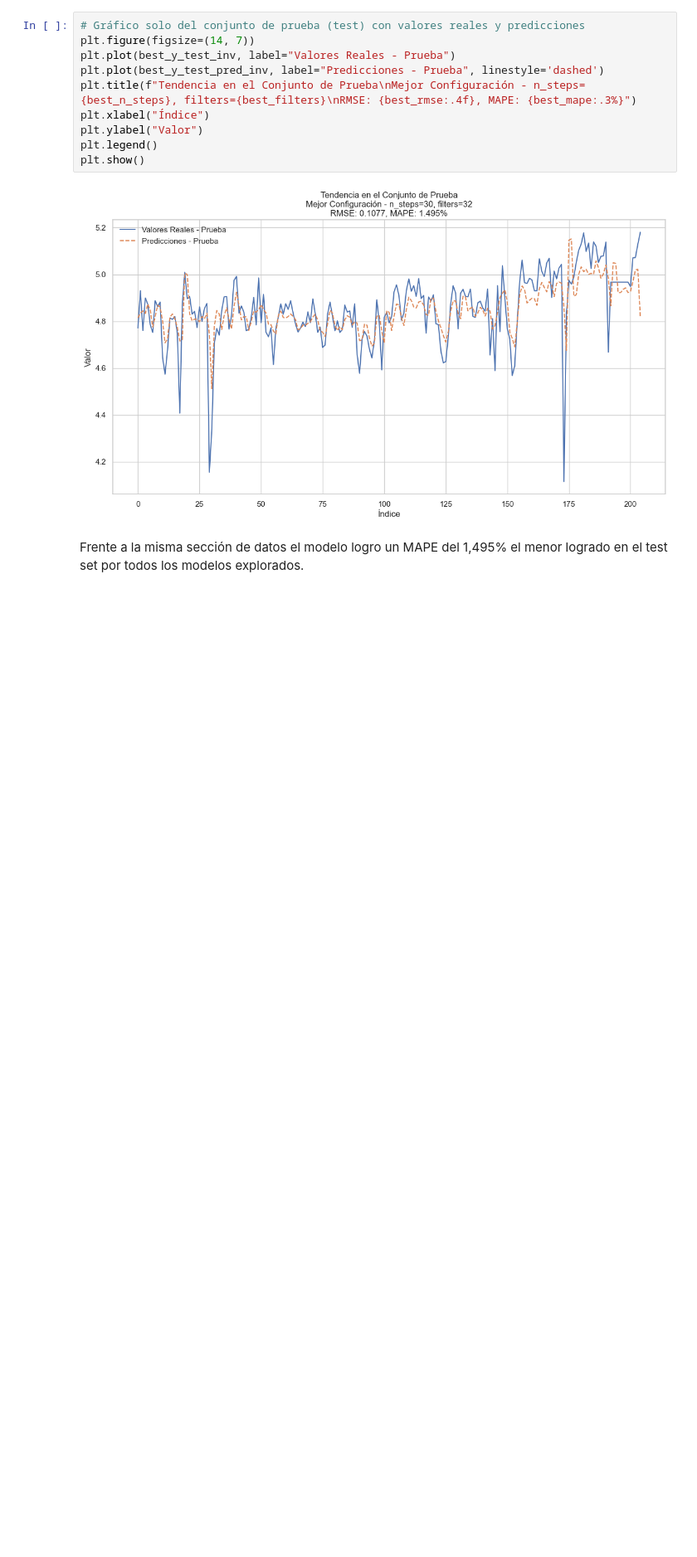
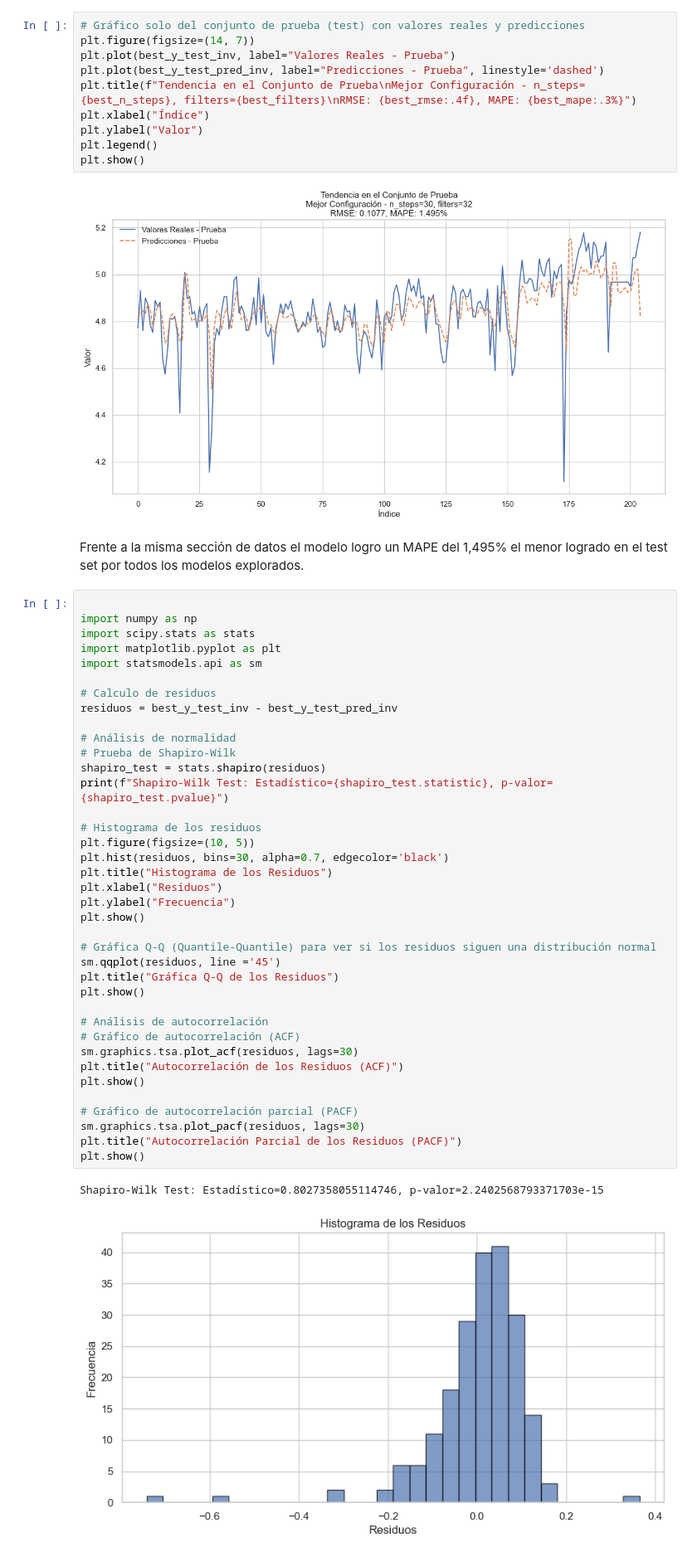
Before and after one commit to cjcamargo/ST_0924, a Jupyter notebook: _sources/notebooks.ipynb, the cells around one changed output. Shown at 83% size. Cells and saved outputs as stored; diff of their text form; blank space fills up the shorter version.

```diff
--- a/_sources/notebooks.ipynb
+++ b/_sources/notebooks.ipynb
@@ -1782,3 +1782,44 @@ plt.show()
 [figure]
 # %% [markdown]
 Frente a la misma sección de datos el modelo logro un MAPE del 1,495% el menor logrado en el test set por todos los modelos explorados.
+# %%
+
+import numpy as np
+import scipy.stats as stats
+import matplotlib.pyplot as plt
+import statsmodels.api as sm
+
+# Calculo de residuos
+residuos = best_y_test_inv - best_y_test_pred_inv
+
+# Análisis de normalidad
+# Prueba de Shapiro-Wilk
+shapiro_test = stats.shapiro(residuos)
+print(f"Shapiro-Wilk Test: Estadístico={shapiro_test.statistic}, p-valor={shapiro_test.pvalue}")
+
+# Histograma de los residuos
+plt.figure(figsize=(10, 5))
+plt.hist(residuos, bins=30, alpha=0.7, edgecolor='black')
+plt.title("Histograma de los Residuos")
+plt.xlabel("Residuos")
+plt.ylabel("Frecuencia")
+plt.show()
+
+# Gráfica Q-Q (Quantile-Quantile) para ver si los residuos siguen una distribución normal
+sm.qqplot(residuos, line ='45')
+plt.title("Gráfica Q-Q de los Residuos")
+plt.show()
+
+# Análisis de autocorrelación
+# Gráfico de autocorrelación (ACF)
+sm.graphics.tsa.plot_acf(residuos, lags=30)
+plt.title("Autocorrelación de los Residuos (ACF)")
+plt.show()
+
+# Gráfico de autocorrelación parcial (PACF)
+sm.graphics.tsa.plot_pacf(residuos, lags=30)
+plt.title("Autocorrelación Parcial de los Residuos (PACF)")
+plt.show()
+# %% [output]
+Shapiro-Wilk Test: Estadístico=0.8027358055114746, p-valor=2.2402568793371703e-15
+[figure, added]
```
Also changed, not shown: parts of 1 cell of this notebook, 8 other files.
